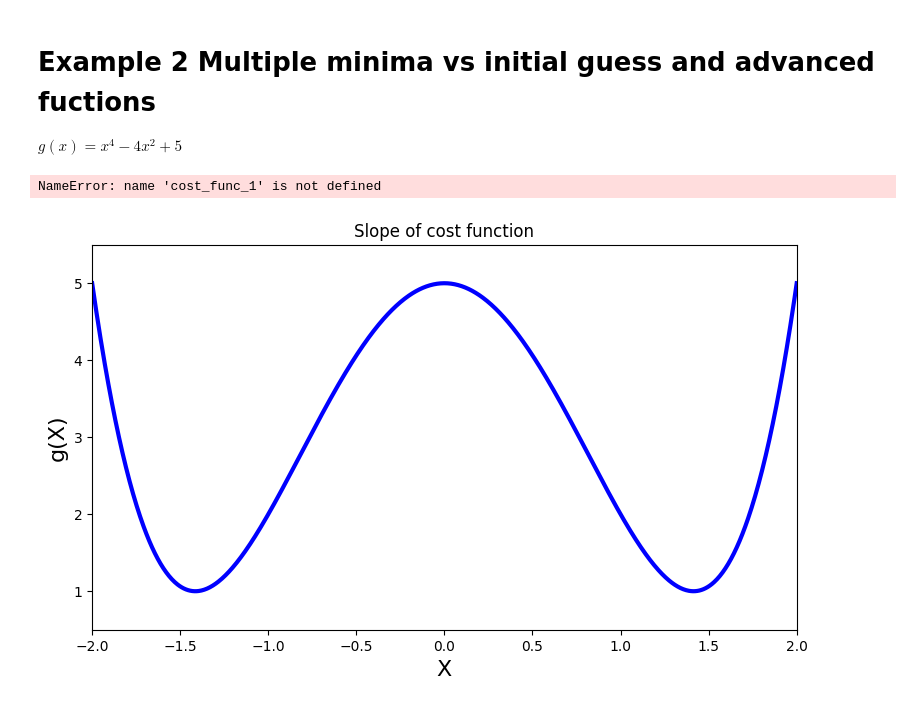
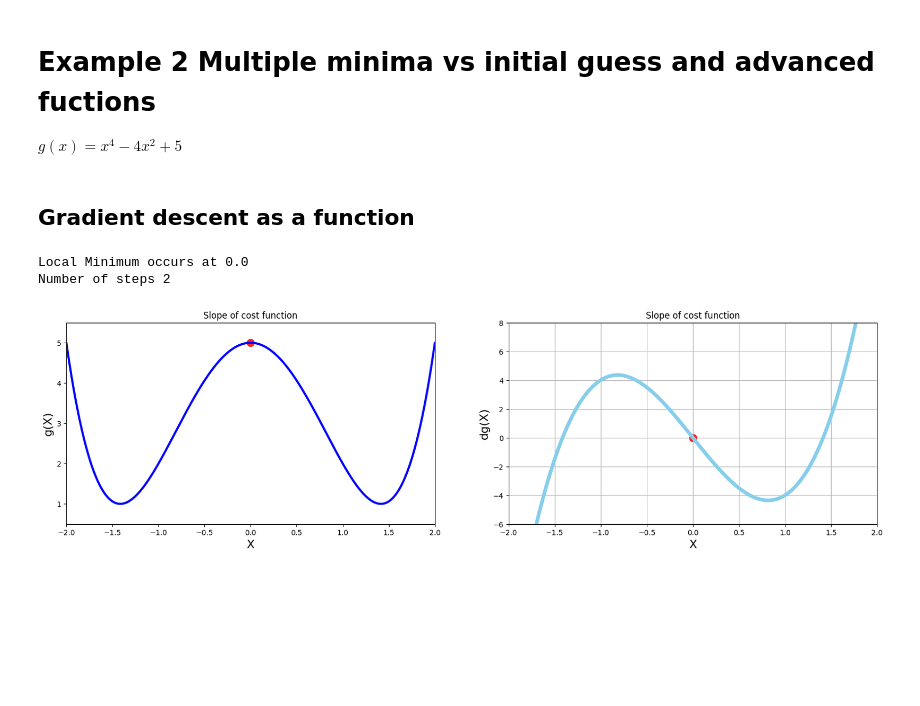
Before and after one commit to scottcarpenter28/Machine-Learning-Course, a Jupyter notebook: gradiantDescent/advancedGradiantDescent.ipynb, the cells around one changed output. Drawn from its saved outputs; the diff is of its cells as text; code cells hidden in the pictures; blank space fills up the shorter version.

Commit message:
Divergence, overflow, plotting learning rate

```diff
--- a/gradiantDescent/advancedGradiantDescent.ipynb
+++ b/gradiantDescent/advancedGradiantDescent.ipynb
@@ -13,3 +13,5 @@ def g(x):
 
 def dg(x):
     return 4*(x**3) - 8*x
+# %% [markdown]
+## Gradient descent as a function
@@ -16,3 +56,10 @@ def dg(x):
+# %%
+local_min, list_x, deriv_list = gradient_desc(derivative_func=dg, initial_guess=0, learning_rate=0.02)
+print(f"Local Minimum occurs at {local_min}")
+print(f"Number of steps {len(list_x)}")
+# %% [output]
+Local Minimum occurs at 0.0
+Number of steps 2
 # %%
 # superimpose gradient descent on Cost function plot and slope of the cost function
 plt.figure(figsize=[20,5])
@@ -25,36 +72,34 @@ plt.xlim([-2,2])
 plt.ylim([.5, 5.5])
 plt.xlabel("X", fontsize=16)
 plt.ylabel("g(X)", fontsize=16)
 plt.plot(x_values, g(x_values), color="blue", linewidth=3)
 
-np_x_values = np.array(x_values)
-# plt.scatter(x_values, cost_func_1(np_x_values), color="red", s=100, alpha=0.6)
+plt.scatter(list_x, g(np.array(list_x)), color="red", s=100, alpha=0.6)
 
 # Second chart of the derivative
 plt.subplot(1,2,2)
 plt.title("Slope of cost function")
 plt.grid()
 plt.xlim([-2,2])
 plt.ylim([-6,8])
 plt.xlabel("X", fontsize=16)
 plt.ylabel("dg(X)", fontsize=16)
 plt.plot(x_values, dg(x_values), color="skyblue", linewidth=5)
 
-# plt.scatter(x_values, slopes, color="red", s=100, alpha=0.6)
+plt.scatter(list_x, deriv_list, color="red", s=100, alpha=0.6)
 
 # Third chart of the gradient descent
 # plt.subplot(1,3,3)
 # plt.title("Gradient Descent")
 # plt.grid()
 # plt.xlim([-.55,.2])
 # plt.ylim([-.2,.8])
 # plt.xlabel("X", fontsize=16)
 # plt.ylabel("df(X)", fontsize=16)
 # plt.plot(x_1, df(x_1), color="skyblue", linewidth=5)
 
-plt.scatter(x_values, slopes, color="red", s=100, alpha=0.6)
+# plt.scatter(x_values, slopes, color="red", s=100, alpha=0.6)
 
 plt.show()
 # %% [output]
-NameError: name 'cost_func_1' is not defined
-[figure, old version]
+[figure, new version]
```
Also changed, not shown: parts of 1 cell of this notebook, 1 other file.
